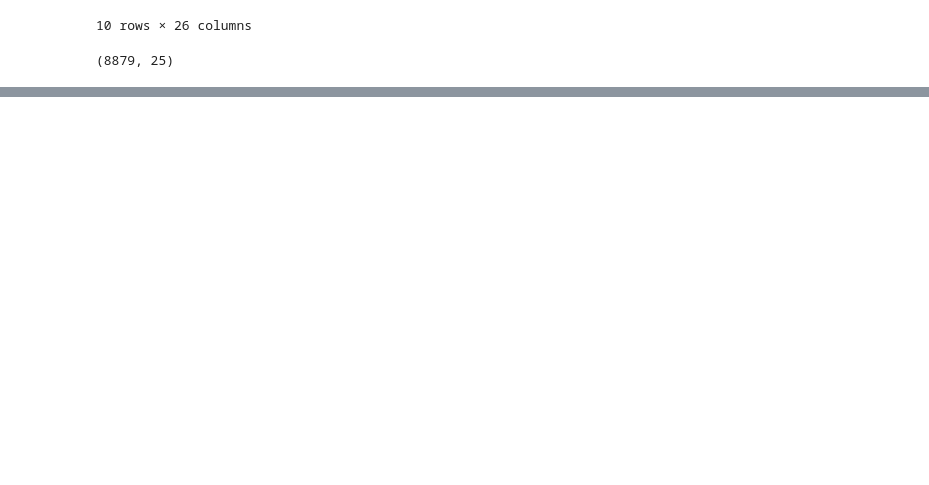
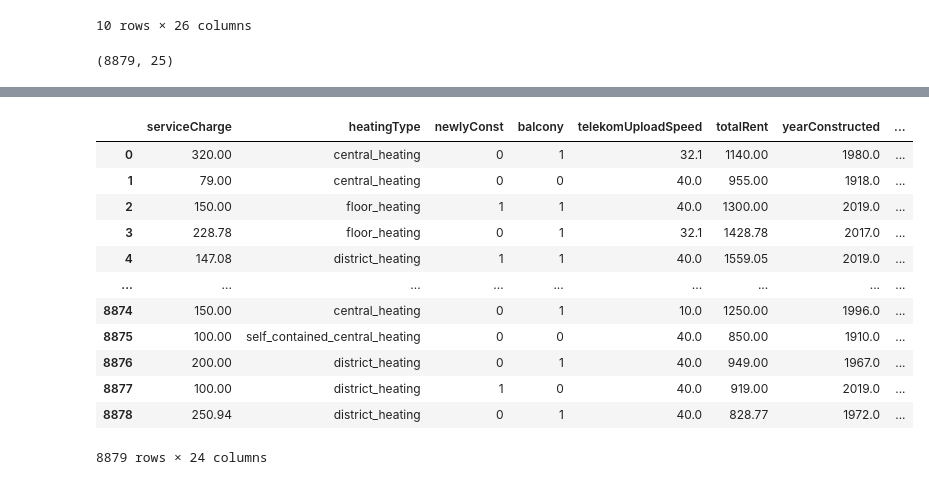
Before and after one commit to elissus/flatquest, a Jupyter notebook: notebooks/Flatquest_Data_Exploration.ipynb, the cells around one changed output, grey strips where cells are left out. Saved outputs shown, nothing was run; the diff lists cells and outputs as text; code cells hidden in the pictures; blank space fills up the shorter version.

```diff
--- a/notebooks/Flatquest_Data_Exploration.ipynb
+++ b/notebooks/Flatquest_Data_Exploration.ipynb
@@ -868,0 +921,17 @@ df_test.shape
+# %%
+df_test = df_test.drop(columns='Unnamed: 0')
+df_test
+# %% [output]
+|  | serviceCharge | heatingType | newlyConst | balcony | telekomUploadSpeed | totalRent | yearConstructed | ... |
+| 0 | 320.00 | central_heating | 0 | 1 | 32.1 | 1140.00 | 1980.0 | ... |
+| 1 | 79.00 | central_heating | 0 | 0 | 40.0 | 955.00 | 1918.0 | ... |
+| 2 | 150.00 | floor_heating | 1 | 1 | 40.0 | 1300.00 | 2019.0 | ... |
+| 3 | 228.78 | floor_heating | 0 | 1 | 32.1 | 1428.78 | 2017.0 | ... |
+| 4 | 147.08 | district_heating | 1 | 1 | 40.0 | 1559.05 | 2019.0 | ... |
+| ... | ... | ... | ... | ... | ... | ... | ... | ... |
+| 8874 | 150.00 | central_heating | 0 | 1 | 10.0 | 1250.00 | 1996.0 | ... |
+| 8875 | 100.00 | self_contained_central_heating | 0 | 0 | 40.0 | 850.00 | 1910.0 | ... |
+| 8876 | 200.00 | district_heating | 0 | 1 | 40.0 | 949.00 | 1967.0 | ... |
+| 8877 | 100.00 | district_heating | 1 | 0 | 40.0 | 919.00 | 2019.0 | ... |
+| 8878 | 250.94 | district_heating | 0 | 1 | 40.0 | 828.77 | 1972.0 | ... |
+8879 rows × 24 columns
```
Also changed, not shown: parts of 12 cells of this notebook, 3 other files.
